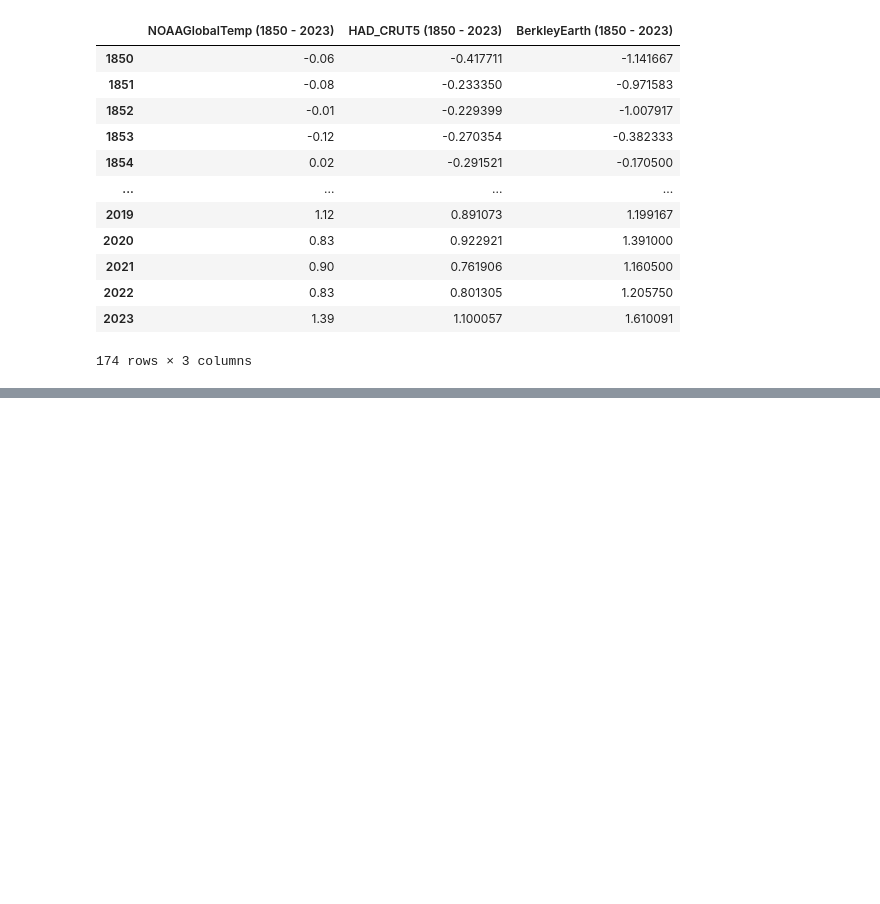
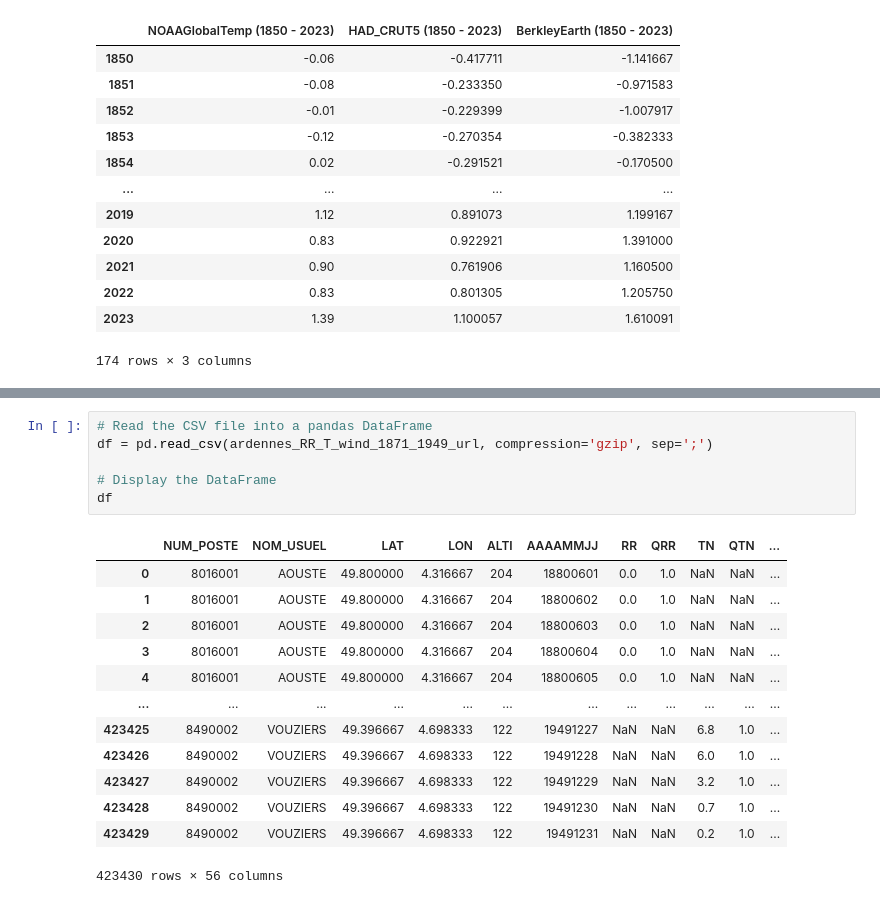
Before and after one commit to Saffian-Asghar/Global-Temperature-Analysis, a Jupyter notebook: Global_Temperature_Change.ipynb, the cells around one changed output, grey strips where cells are left out. Saved outputs shown, nothing was run; the diff lists cells and outputs as text; blank space fills up the shorter version.

```diff
--- a/Global_Temperature_Change.ipynb
+++ b/Global_Temperature_Change.ipynb
@@ -343,0 +349,20 @@ merged_df.plot(kind='line', figsize=(8, 4), title='Global Temperature change')
+# %%
+# Read the CSV file into a pandas DataFrame
+df = pd.read_csv(ardennes_RR_T_wind_1871_1949_url, compression='gzip', sep=';')
+
+# Display the DataFrame
+df
+# %% [output]
+|  | NUM_POSTE | NOM_USUEL | LAT | LON | ALTI | AAAAMMJJ | RR | QRR | TN | QTN | ... |
+| 0 | 8016001 | AOUSTE | 49.800000 | 4.316667 | 204 | 18800601 | 0.0 | 1.0 | NaN | NaN | ... |
+| 1 | 8016001 | AOUSTE | 49.800000 | 4.316667 | 204 | 18800602 | 0.0 | 1.0 | NaN | NaN | ... |
+| 2 | 8016001 | AOUSTE | 49.800000 | 4.316667 | 204 | 18800603 | 0.0 | 1.0 | NaN | NaN | ... |
+| 3 | 8016001 | AOUSTE | 49.800000 | 4.316667 | 204 | 18800604 | 0.0 | 1.0 | NaN | NaN | ... |
+| 4 | 8016001 | AOUSTE | 49.800000 | 4.316667 | 204 | 18800605 | 0.0 | 1.0 | NaN | NaN | ... |
+| ... | ... | ... | ... | ... | ... | ... | ... | ... | ... | ... | ... |
+| 423425 | 8490002 | VOUZIERS | 49.396667 | 4.698333 | 122 | 19491227 | NaN | NaN | 6.8 | 1.0 | ... |
+| 423426 | 8490002 | VOUZIERS | 49.396667 | 4.698333 | 122 | 19491228 | NaN | NaN | 6.0 | 1.0 | ... |
+| 423427 | 8490002 | VOUZIERS | 49.396667 | 4.698333 | 122 | 19491229 | NaN | NaN | 3.2 | 1.0 | ... |
+| 423428 | 8490002 | VOUZIERS | 49.396667 | 4.698333 | 122 | 19491230 | NaN | NaN | 0.7 | 1.0 | ... |
+| 423429 | 8490002 | VOUZIERS | 49.396667 | 4.698333 | 122 | 19491231 | NaN | NaN | 0.2 | 1.0 | ... |
+423430 rows × 56 columns
```
Also changed, not shown: parts of 14 cells of this notebook, 1 other file.
